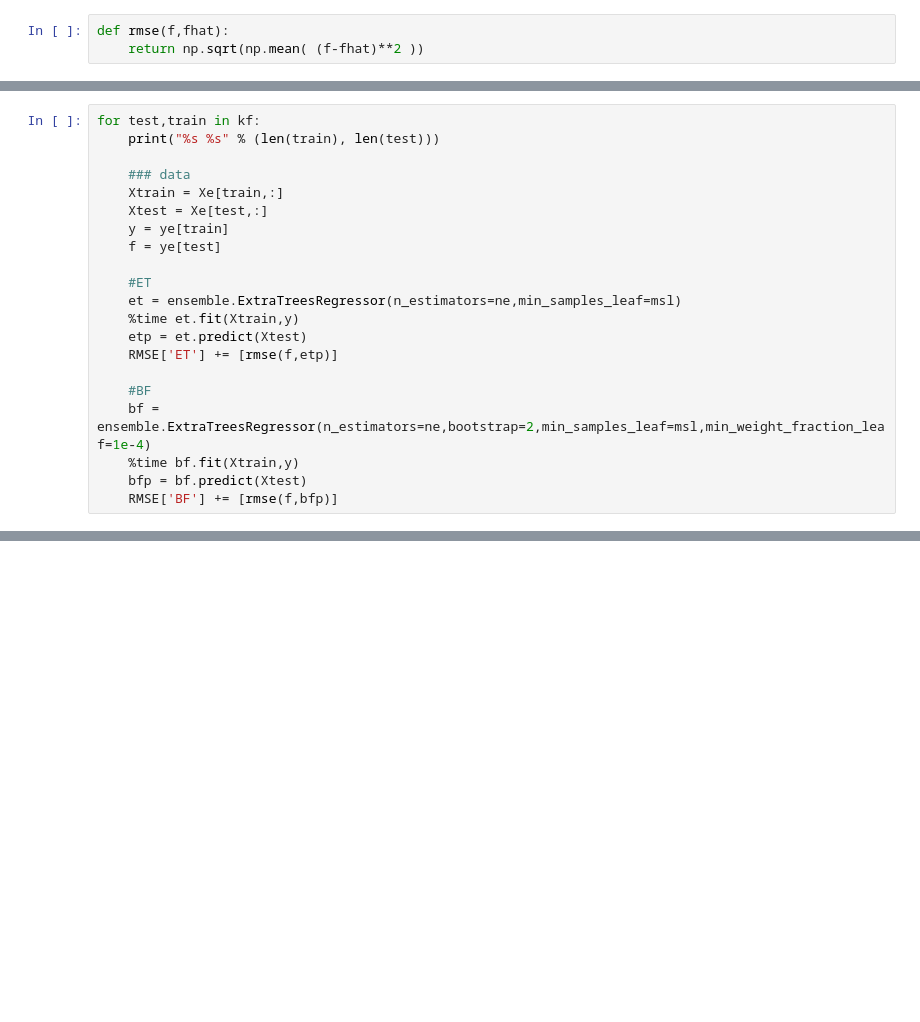
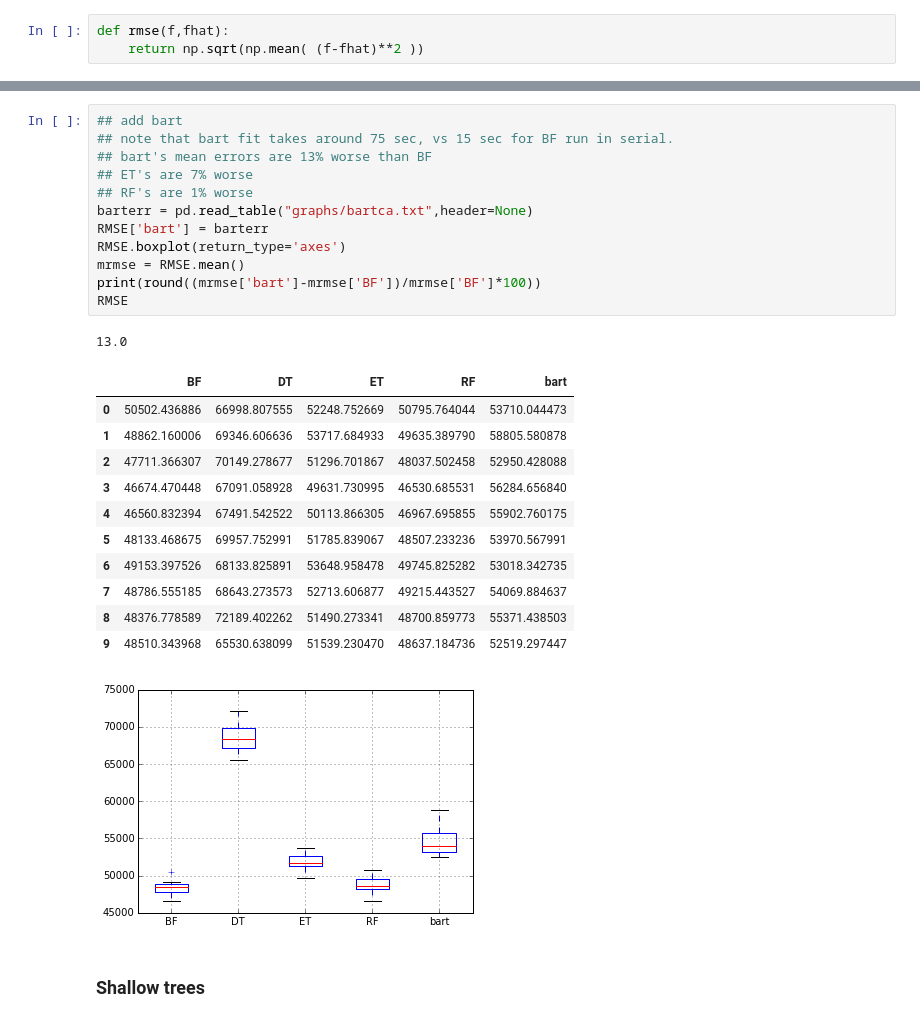
Before and after one commit to TaddyLab/bayesian-forest, a Jupyter notebook: bayesforest.ipynb, the cells around one changed output, grey strips where cells are left out. Saved outputs shown, nothing was run; the diff lists cells and outputs as text; blank space fills up the shorter version.

```diff
--- a/bayesforest.ipynb
+++ b/bayesforest.ipynb
@@ -451,21 +233,0 @@ kf = KFold(len(ye), n_folds=10)
-# %%
-for test,train in kf:
-    print("%s %s" % (len(train), len(test)))
-
-    ### data
-    Xtrain = Xe[train,:]
-    Xtest = Xe[test,:]
-    y = ye[train]
-    f = ye[test]
-
-    #ET
-    et = ensemble.ExtraTreesRegressor(n_estimators=ne,min_samples_leaf=msl)
-    %time et.fit(Xtrain,y)
-    etp = et.predict(Xtest)
-    RMSE['ET'] += [rmse(f,etp)]
-
-    #BF
-    bf = ensemble.ExtraTreesRegressor(n_estimators=ne,bootstrap=2,min_samples_leaf=msl,min_weight_fraction_leaf=1e-4)
-    %time bf.fit(Xtrain,y)
-    bfp = bf.predict(Xtest)
-    RMSE['BF'] += [rmse(f,bfp)]
@@ -498,0 +396,28 @@ sorted(mrmse, key=lambda x: x[1])
+# %%
+## add bart
+## note that bart fit takes around 75 sec, vs 15 sec for BF run in serial.
+## bart's mean errors are 13% worse than BF
+## ET's are 7% worse
+## RF's are 1% worse
+barterr = pd.read_table("graphs/bartca.txt",header=None)
+RMSE['bart'] = barterr
+RMSE.boxplot(return_type='axes')
+mrmse = RMSE.mean()
+print(round((mrmse['bart']-mrmse['BF'])/mrmse['BF']*100))
+RMSE
+# %% [output]
+13.0
+|  | BF | DT | ET | RF | bart |
+| 0 | 50502.436886 | 66998.807555 | 52248.752669 | 50795.764044 | 53710.044473 |
+| 1 | 48862.160006 | 69346.606636 | 53717.684933 | 49635.389790 | 58805.580878 |
+| 2 | 47711.366307 | 70149.278677 | 51296.701867 | 48037.502458 | 52950.428088 |
+| 3 | 46674.470448 | 67091.058928 | 49631.730995 | 46530.685531 | 56284.656840 |
+| 4 | 46560.832394 | 67491.542522 | 50113.866305 | 46967.695855 | 55902.760175 |
+| 5 | 48133.468675 | 69957.752991 | 51785.839067 | 48507.233236 | 53970.567991 |
+| 6 | 49153.397526 | 68133.825891 | 53648.958478 | 49745.825282 | 53018.342735 |
+| 7 | 48786.555185 | 68643.273573 | 52713.606877 | 49215.443527 | 54069.884637 |
+| 8 | 48376.778589 | 72189.402262 | 51490.273341 | 48700.859773 | 55371.438503 |
+| 9 | 48510.343968 | 65530.638099 | 51539.230470 | 48637.184736 | 52519.297447 |
+[figure, added]
+# %% [markdown]
+### Shallow trees
```
Also changed, not shown: parts of 46 cells of this notebook, 4 other files.
